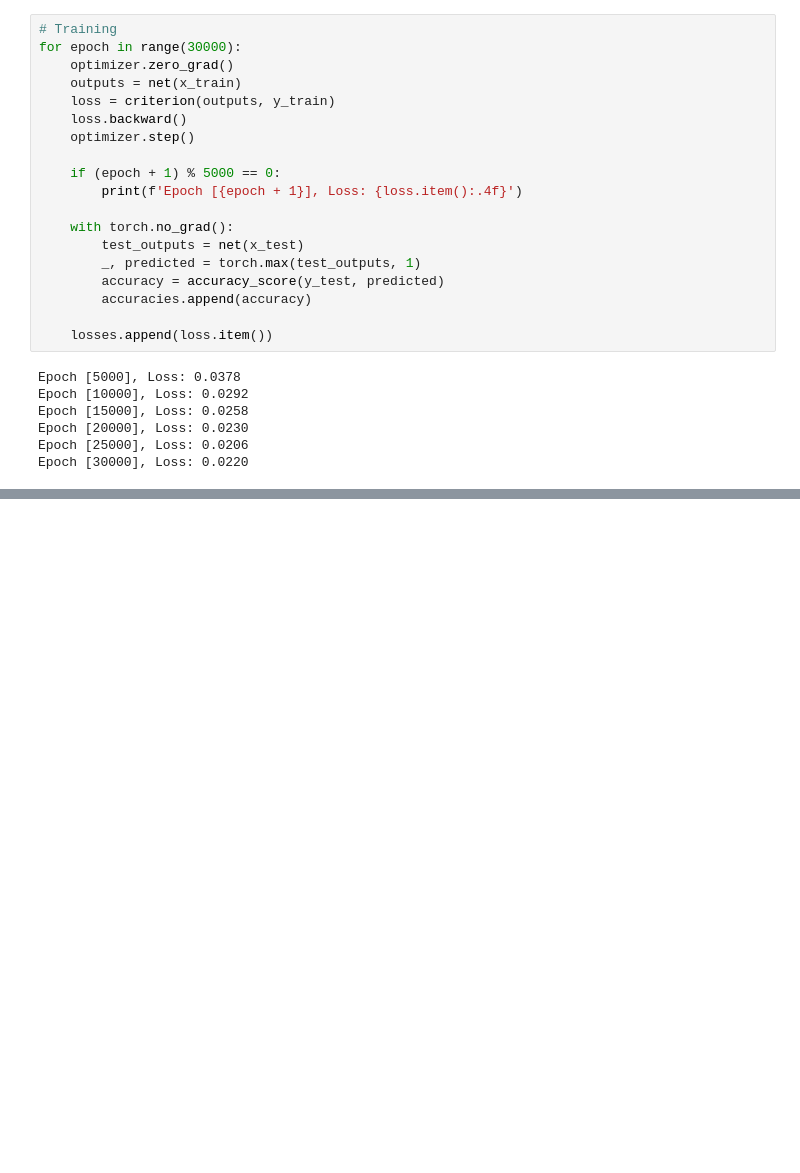
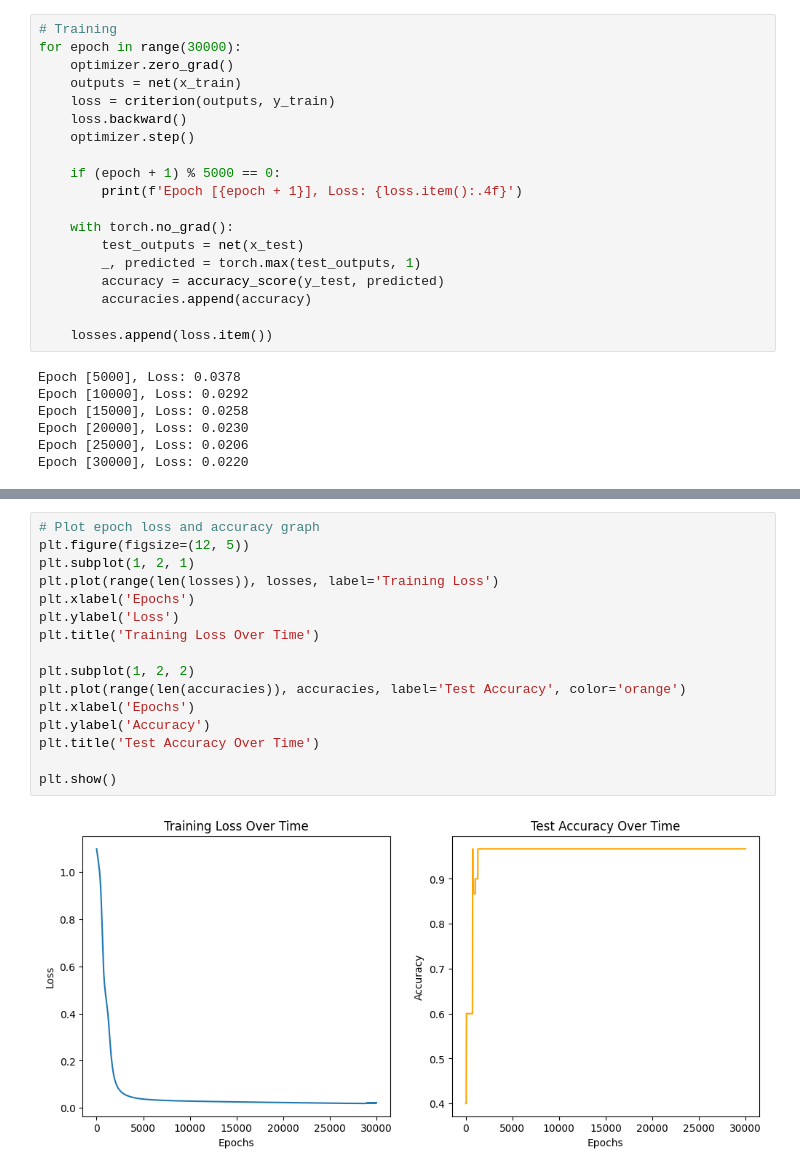
Before and after one commit to QSciTech-QuantumBC-Workshop/Quantum-NWA, a Jupyter notebook: HamzaMouharrar_NN model.ipynb, the cells around one changed output, grey strips where cells are left out. Saved outputs shown, nothing was run; the diff lists cells and outputs as text; blank space fills up the shorter version.

Commit message:
test the data and measure the loss function

```diff
--- a/HamzaMouharrar_NN model.ipynb
+++ b/HamzaMouharrar_NN model.ipynb
@@ -72,0 +87,18 @@ Epoch [30000], Loss: 0.0220
+# %%
+# Plot epoch loss and accuracy graph
+plt.figure(figsize=(12, 5))
+plt.subplot(1, 2, 1)
+plt.plot(range(len(losses)), losses, label='Training Loss')
+plt.xlabel('Epochs')
+plt.ylabel('Loss')
+plt.title('Training Loss Over Time')
+
+plt.subplot(1, 2, 2)
+plt.plot(range(len(accuracies)), accuracies, label='Test Accuracy', color='orange')
+plt.xlabel('Epochs')
+plt.ylabel('Accuracy')
+plt.title('Test Accuracy Over Time')
+
+plt.show()
+# %% [output]
+[figure, added]
```
Also changed, not shown: parts of 4 cells of this notebook.
